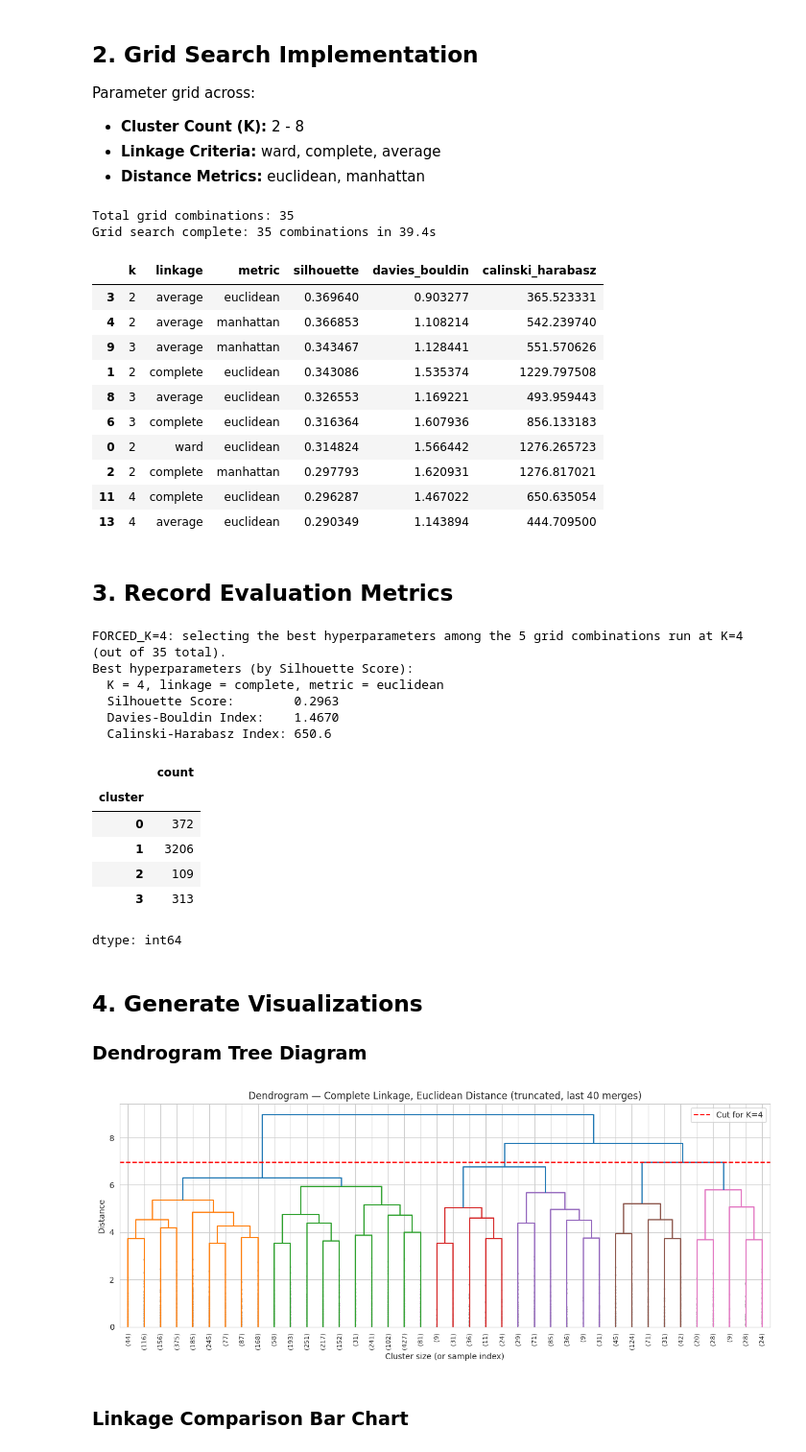
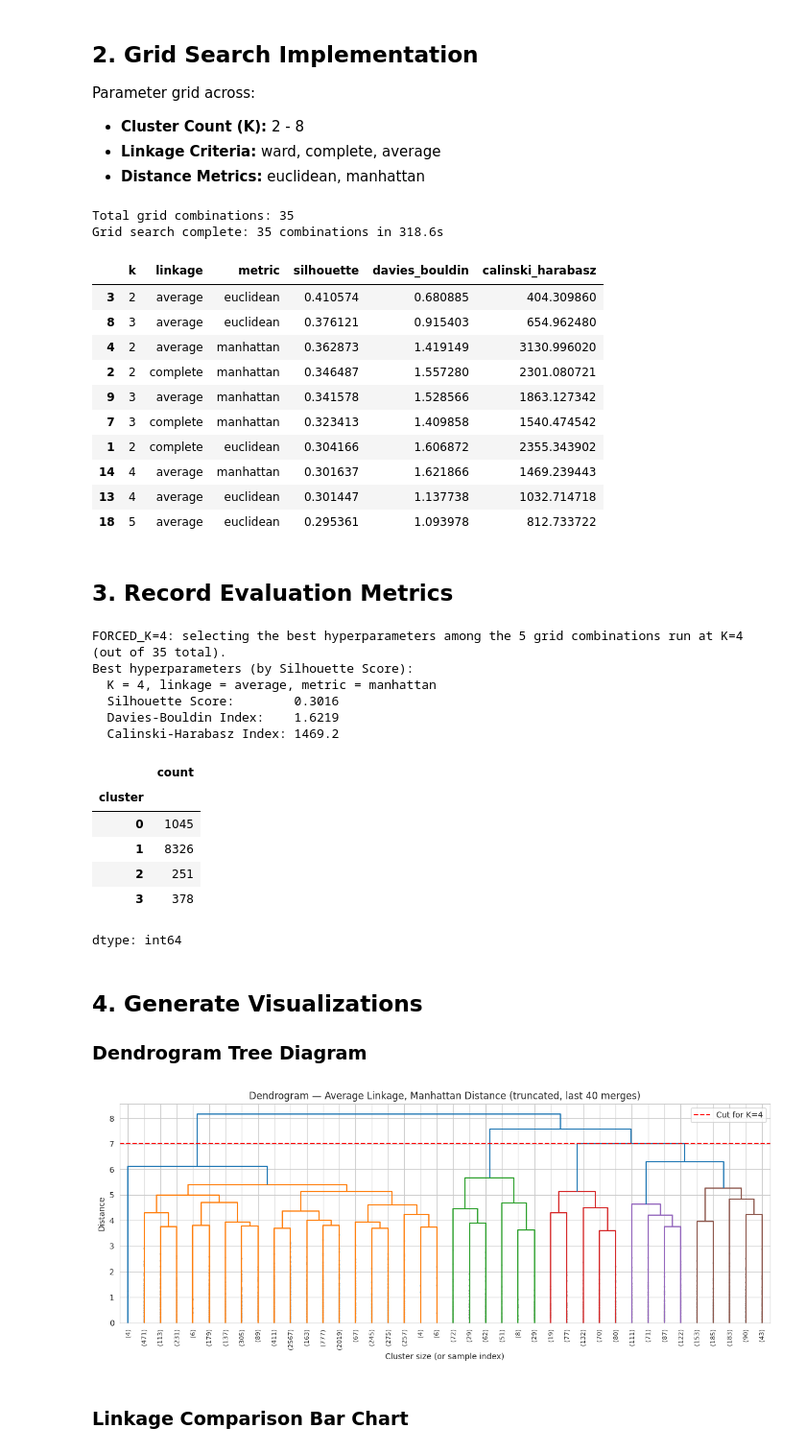
Before and after one commit to Gabriel-idkw/Customer-Behavior-Prediction, a Jupyter notebook: 03_hierarchical_clustering.ipynb, the cells around one changed output. Shown at 96% size. Drawn from its saved outputs; the diff is of its cells as text; code cells hidden in the pictures.

Commit message:
Updating training size from 50k to sampling 10k dataset

```diff
--- a/03_hierarchical_clustering.ipynb
+++ b/03_hierarchical_clustering.ipynb
@@ -31,7 +31,7 @@ df_full = pd.read_csv('/content/drive/MyDrive/project/data/preprocessed_rfm_scal
 feature_cols = ['Recency_scaled', 'Frequency_log_scaled', 'Monetary_log_scaled', 'AOV_scaled', 'Return_Rate_Pct_scaled']
 print(f"Full baseline: {df_full.shape[0]:,} customers x {len(feature_cols)} features")
 
-SAMPLE_SIZE = 4000
+SAMPLE_SIZE = 10000
 df = df_full.sample(n=SAMPLE_SIZE, random_state=RANDOM_STATE).reset_index(drop=True)
 X = df[feature_cols].values
 print(f"Working sample for hierarchical clustering: {X.shape[0]:,} customers")
@@ -69,18 +69,18 @@ print(f"Grid search complete: {len(results_df)} combinations in {time.time()-sta
 results_df.sort_values('silhouette', ascending=False).head(10)
 # %% [output]
 Total grid combinations: 35
-Grid search complete: 35 combinations in 39.4s
+Grid search complete: 35 combinations in 318.6s
 |  | k | linkage | metric | silhouette | davies_bouldin | calinski_harabasz |
-| 3 | 2 | average | euclidean | 0.369640 | 0.903277 | 365.523331 |
-| 4 | 2 | average | manhattan | 0.366853 | 1.108214 | 542.239740 |
-| 9 | 3 | average | manhattan | 0.343467 | 1.128441 | 551.570626 |
-| 1 | 2 | complete | euclidean | 0.343086 | 1.535374 | 1229.797508 |
-| 8 | 3 | average | euclidean | 0.326553 | 1.169221 | 493.959443 |
-| 6 | 3 | complete | euclidean | 0.316364 | 1.607936 | 856.133183 |
-| 0 | 2 | ward | euclidean | 0.314824 | 1.566442 | 1276.265723 |
-| 2 | 2 | complete | manhattan | 0.297793 | 1.620931 | 1276.817021 |
-| 11 | 4 | complete | euclidean | 0.296287 | 1.467022 | 650.635054 |
-| 13 | 4 | average | euclidean | 0.290349 | 1.143894 | 444.709500 |
+| 3 | 2 | average | euclidean | 0.410574 | 0.680885 | 404.309860 |
+| 8 | 3 | average | euclidean | 0.376121 | 0.915403 | 654.962480 |
+| 4 | 2 | average | manhattan | 0.362873 | 1.419149 | 3130.996020 |
+| 2 | 2 | complete | manhattan | 0.346487 | 1.557280 | 2301.080721 |
+| 9 | 3 | average | manhattan | 0.341578 | 1.528566 | 1863.127342 |
+| 7 | 3 | complete | manhattan | 0.323413 | 1.409858 | 1540.474542 |
+| 1 | 2 | complete | euclidean | 0.304166 | 1.606872 | 2355.343902 |
+| 14 | 4 | average | manhattan | 0.301637 | 1.621866 | 1469.239443 |
+| 13 | 4 | average | euclidean | 0.301447 | 1.137738 | 1032.714718 |
+| 18 | 5 | average | euclidean | 0.295361 | 1.093978 | 812.733722 |
 # %% [markdown]
 ## 3. Record Evaluation Metrics
 # %%
@@ -102,10 +102,10 @@ print(f"  Calinski-Harabasz Index: {best_row['calinski_harabasz']:.1f}")
 # %% [output]
 FORCED_K=4: selecting the best hyperparameters among the 5 grid combinations run at K=4 (out of 35 total).
 Best hyperparameters (by Silhouette Score):
-  K = 4, linkage = complete, metric = euclidean
-  Silhouette Score:        0.2963
-  Davies-Bouldin Index:    1.4670
-  Calinski-Harabasz Index: 650.6
+  K = 4, linkage = average, metric = manhattan
+  Silhouette Score:        0.3016
+  Davies-Bouldin Index:    1.6219
+  Calinski-Harabasz Index: 1469.2
 # %%
 best_model = AgglomerativeClustering(n_clusters=best_k, linkage=best_linkage, metric=best_metric)
 cluster_labels = best_model.fit_predict(X)
@@ -114,31 +114,31 @@ df['cluster'].value_counts().sort_index()
 # %% [output]
 |  | count |
 | cluster |  |
-| 0 | 372 |
-| 1 | 3206 |
-| 2 | 109 |
-| 3 | 313 |
+| 0 | 1045 |
+| 1 | 8326 |
+| 2 | 251 |
+| 3 | 378 |
 dtype: int64
 # %% [markdown]
 ## 4. Generate Visualizations
 ### Dendrogram Tree Diagram
 # %%
-
-Z = scipy_linkage(X, method=best_linkage if best_linkage != 'ward' or best_metric == 'euclidean' else 'average',
-                   metric=best_metric if best_linkage != 'ward' else 'euclidean')
+Z = scipy_linkage(X,
+                  method=best_linkage if best_linkage != 'ward' or best_metric == 'euclidean' else 'average',
+                  metric='euclidean' if best_linkage == 'ward' else ('cityblock' if best_metric == 'manhattan' else best_metric))
 
 plt.figure(figsize=(12, 5))
 dendrogram(Z, truncate_mode='lastp', p=40, leaf_rotation=90, leaf_font_size=8, show_contracted=True)
 plt.axhline(y=Z[-(best_k-1), 2], color='red', linestyle='--', label=f'Cut for K={best_k}')
 plt.title(f'Dendrogram — {best_linkage.title()} Linkage, {best_metric.title()} Distance (truncated, last 40 merges)')
 plt.xlabel('Cluster size (or sample index)')
 plt.ylabel('Distance')
 plt.legend()
 plt.tight_layout()
 plt.savefig('/content/drive/MyDrive/project/data/hierarchical_dendrogram.png', dpi=110)
 plt.show()
 # %% [output]
-[figure, old version]
+[figure, new version]
 # %% [markdown]
 ### Linkage Comparison Bar Chart
 # %%
```
Also changed, not shown: parts of 4 cells of this notebook.
